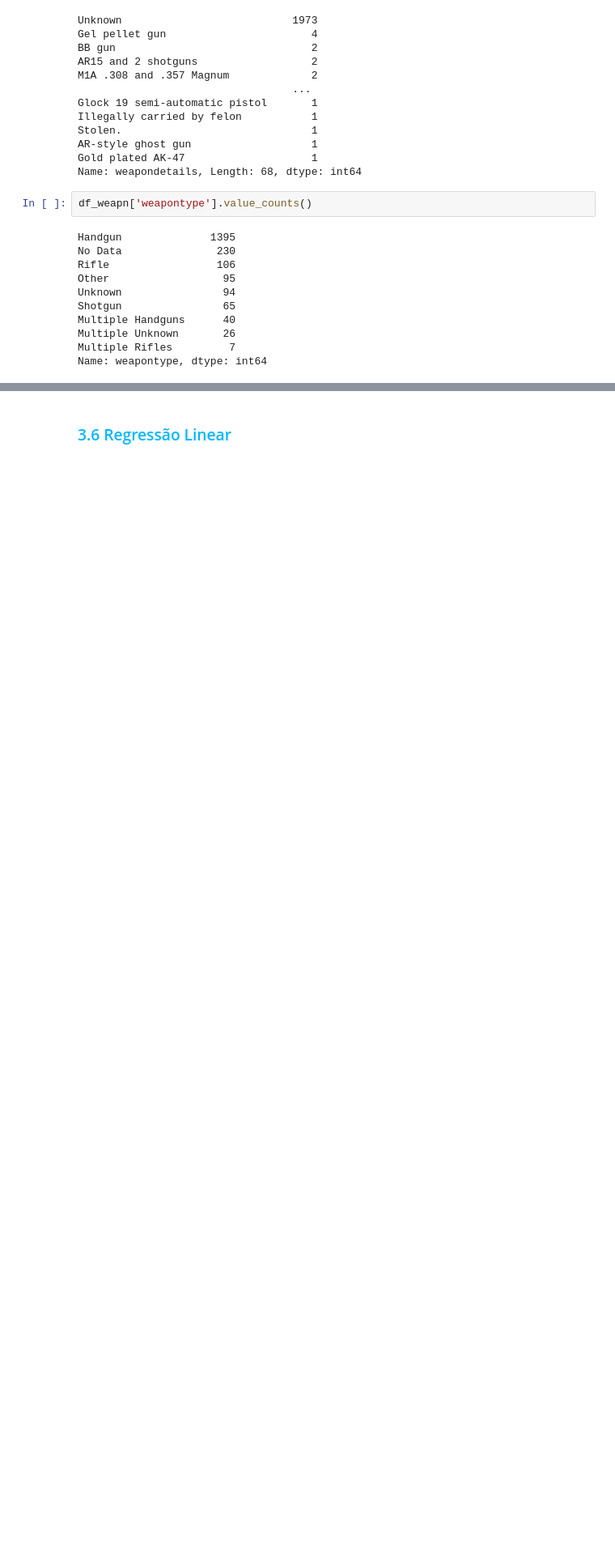
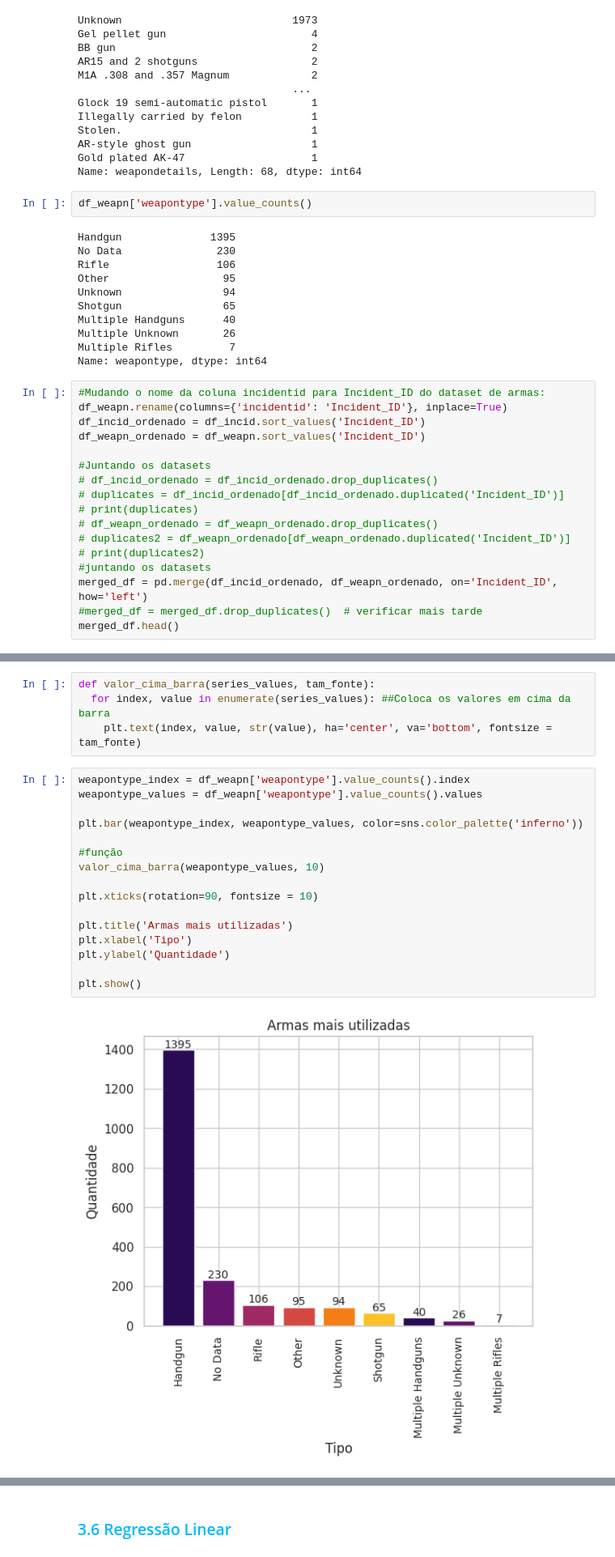
Before and after one commit to mariabandeira/gunviolence, a Jupyter notebook: Violência_Escolar.ipynb, the cells around one changed output, grey strips where cells are left out. Shown at 81% size. Drawn from its saved outputs; the diff is of its cells as text; blank space fills up the shorter version.

```diff
--- a/Violência_Escolar.ipynb
+++ b/Violência_Escolar.ipynb
@@ -1365,3 +1371,20 @@ Multiple Handguns      40
 Multiple Unknown       26
 Multiple Rifles         7
 Name: weapontype, dtype: int64
+# %%
+#Mudando o nome da coluna incidentid para Incident_ID do dataset de armas:
+df_weapn.rename(columns={'incidentid': 'Incident_ID'}, inplace=True)
+df_incid_ordenado = df_incid.sort_values('Incident_ID')
+df_weapn_ordenado = df_weapn.sort_values('Incident_ID')
+
+#Juntando os datasets
+# df_incid_ordenado = df_incid_ordenado.drop_duplicates()
+# duplicates = df_incid_ordenado[df_incid_ordenado.duplicated('Incident_ID')]
+# print(duplicates)
+# df_weapn_ordenado = df_weapn_ordenado.drop_duplicates()
+# duplicates2 = df_weapn_ordenado[df_weapn_ordenado.duplicated('Incident_ID')]
+# print(duplicates2)
+#juntando os datasets
+merged_df = pd.merge(df_incid_ordenado, df_weapn_ordenado, on='Incident_ID', how='left')
+#merged_df = merged_df.drop_duplicates()  # verificar mais tarde
+merged_df.head()
@@ -1367,0 +1407,22 @@ Name: weapontype, dtype: int64
+# %%
+def valor_cima_barra(series_values, tam_fonte):
+  for index, value in enumerate(series_values): ##Coloca os valores em cima da barra
+    plt.text(index, value, str(value), ha='center', va='bottom', fontsize = tam_fonte)
+# %%
+weapontype_index = df_weapn['weapontype'].value_counts().index
+weapontype_values = df_weapn['weapontype'].value_counts().values
+
+plt.bar(weapontype_index, weapontype_values, color=sns.color_palette('inferno'))
+
+#função
+valor_cima_barra(weapontype_values, 10)
+
+plt.xticks(rotation=90, fontsize = 10)
+
+plt.title('Armas mais utilizadas')
+plt.xlabel('Tipo')
+plt.ylabel('Quantidade')
+
+plt.show()
+# %% [output]
+[figure, added]
```
Also changed, not shown: parts of 24 cells of this notebook.
